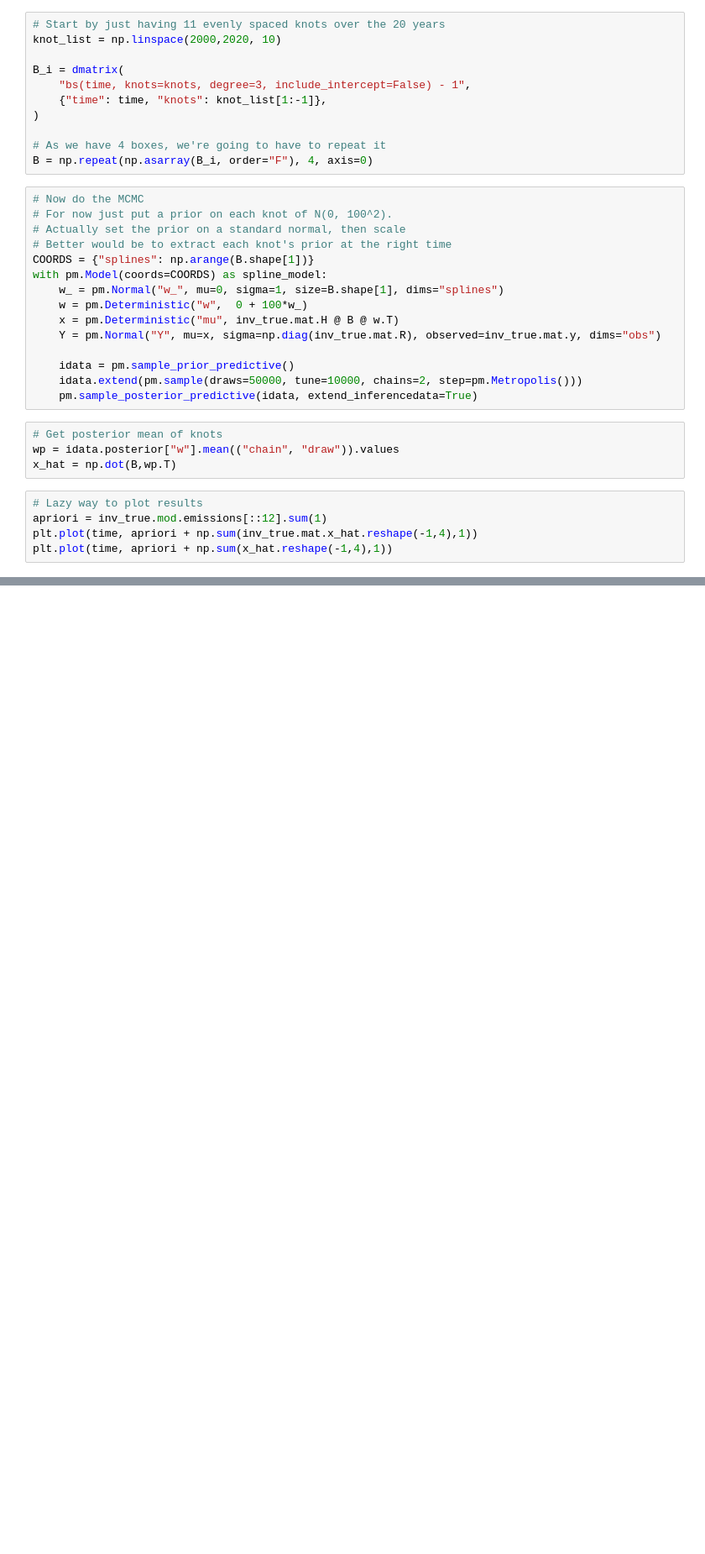
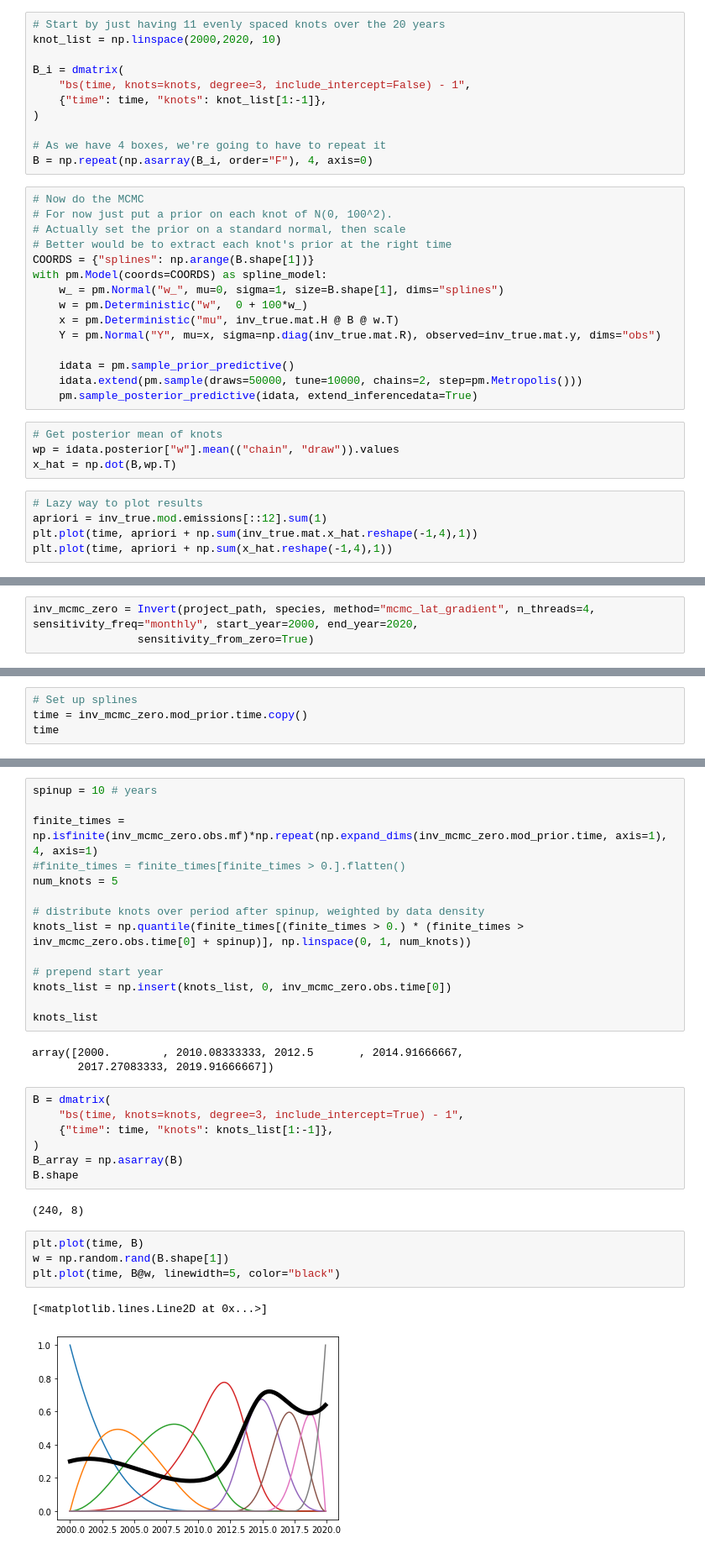
Before and after one commit to mrghg/py12box_invert, a Jupyter notebook: notebooks/mcmc_knots_test.ipynb, the cells around one changed output, grey strips where cells are left out. Shown at 84% size. Drawn from its saved outputs; the diff is of its cells as text; blank space fills up the shorter version.

Commit message:
WIP: B-spline example notebook fleshed out a bit more

```diff
--- a/notebooks/mcmc_knots_test.ipynb
+++ b/notebooks/mcmc_knots_test.ipynb
@@ -63,0 +73,3 @@ plt.plot(time, apriori + np.sum(x_hat.reshape(-1,4),1))
+# %%
+inv_mcmc_zero = Invert(project_path, species, method="mcmc_lat_gradient", n_threads=4, sensitivity_freq="monthly", start_year=2000, end_year=2020,
+                sensitivity_from_zero=True)
@@ -63,0 +106,4 @@ plt.plot(time, apriori + np.sum(x_hat.reshape(-1,4),1))
+# %%
+# Set up splines
+time = inv_mcmc_zero.mod_prior.time.copy()
+time
@@ -63,0 +128,33 @@ plt.plot(time, apriori + np.sum(x_hat.reshape(-1,4),1))
+# %%
+spinup = 10 # years
+
+finite_times = np.isfinite(inv_mcmc_zero.obs.mf)*np.repeat(np.expand_dims(inv_mcmc_zero.mod_prior.time, axis=1), 4, axis=1)
+#finite_times = finite_times[finite_times > 0.].flatten()
+num_knots = 5
+
+# distribute knots over period after spinup, weighted by data density
+knots_list = np.quantile(finite_times[(finite_times > 0.) * (finite_times > inv_mcmc_zero.obs.time[0] + spinup)], np.linspace(0, 1, num_knots))
+
+# prepend start year
+knots_list = np.insert(knots_list, 0, inv_mcmc_zero.obs.time[0])
+
+knots_list
+# %% [output]
+array([2000.        , 2010.08333333, 2012.5       , 2014.91666667,
+       2017.27083333, 2019.91666667])
+# %%
+B = dmatrix(
+    "bs(time, knots=knots, degree=3, include_intercept=True) - 1",
+    {"time": time, "knots": knots_list[1:-1]},
+)
+B_array = np.asarray(B)
+B.shape
+# %% [output]
+(240, 8)
+# %%
+plt.plot(time, B)
+w = np.random.rand(B.shape[1])
+plt.plot(time, B@w, linewidth=5, color="black")
+# %% [output]
+[<matplotlib.lines.Line2D at 0x...>]
+[figure, added]
```
Also changed, not shown: parts of 9 cells of this notebook.
